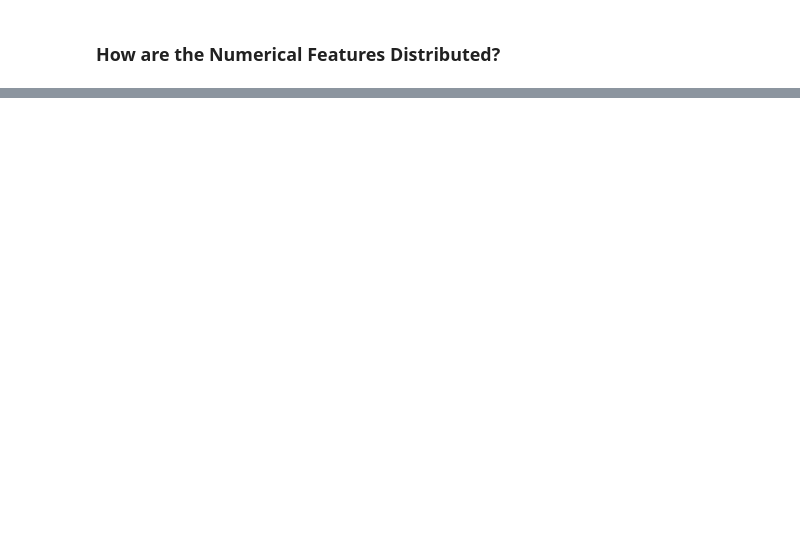
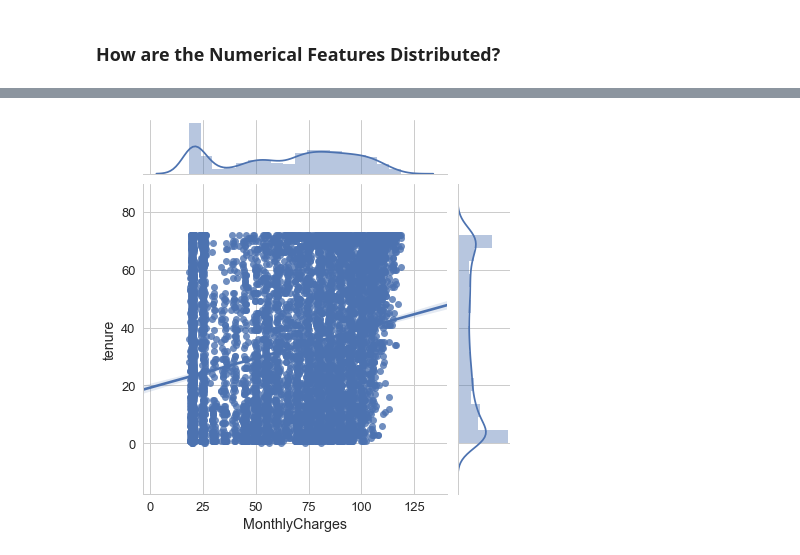
Before and after one commit to baiaooo/MLCourse, a Jupyter notebook: Notebooks/Telecom-Churn-Dataset.ipynb, the cells around one changed output, grey strips where cells are left out. Drawn from its saved outputs; the diff is of its cells as text; code cells hidden in the pictures; blank space fills up the shorter version.

```diff
--- a/Notebooks/Telecom-Churn-Dataset.ipynb
+++ b/Notebooks/Telecom-Churn-Dataset.ipynb
@@ -696,0 +372,5 @@ show(widgetbox(button_1, slider, button_group, select, button_2, width=300))
+# %%
+g = sns.JointGrid(x="MonthlyCharges", y="tenure", data=df_churn)
+g = g.plot(sns.regplot, sns.distplot)
+# %% [output]
+[figure, added]
```
Also changed, not shown: parts of 39 cells of this notebook.
